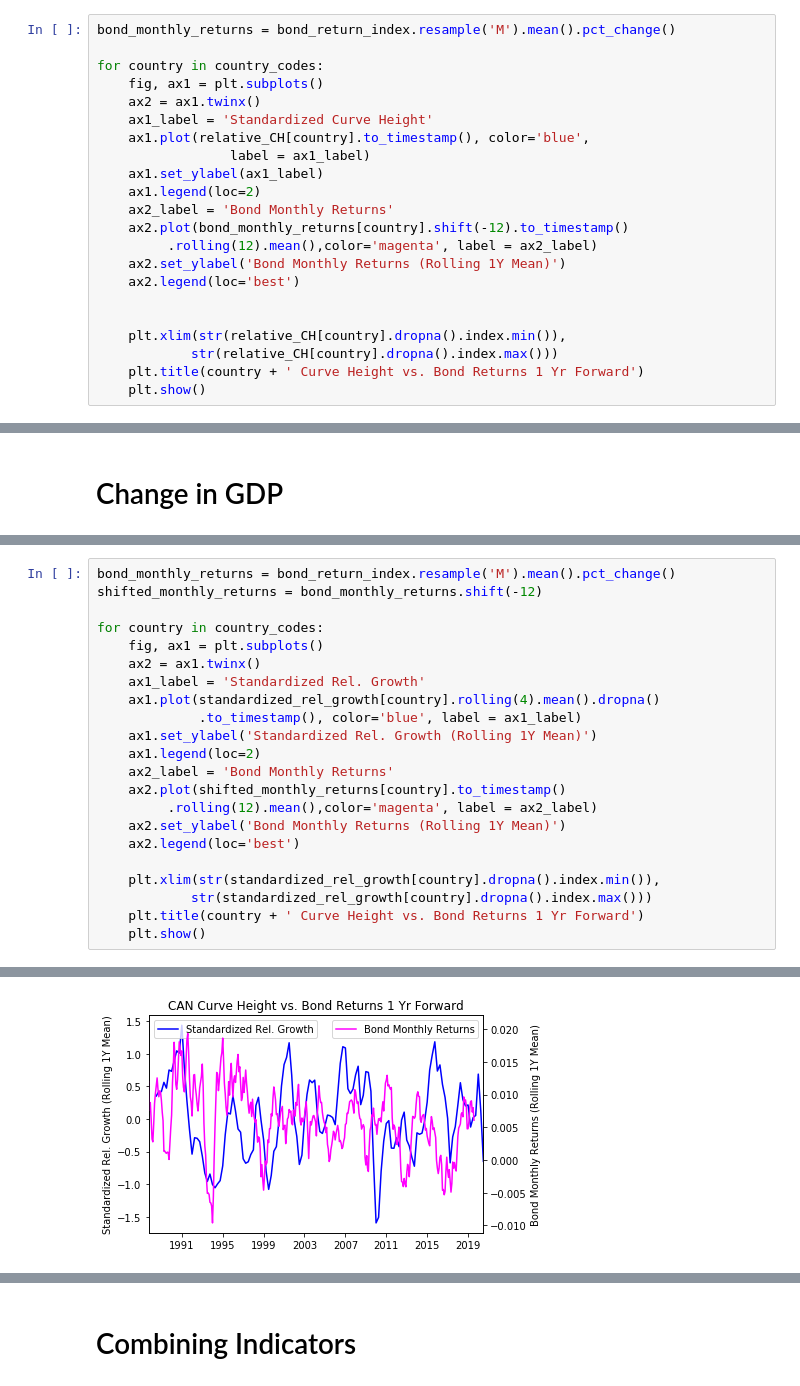
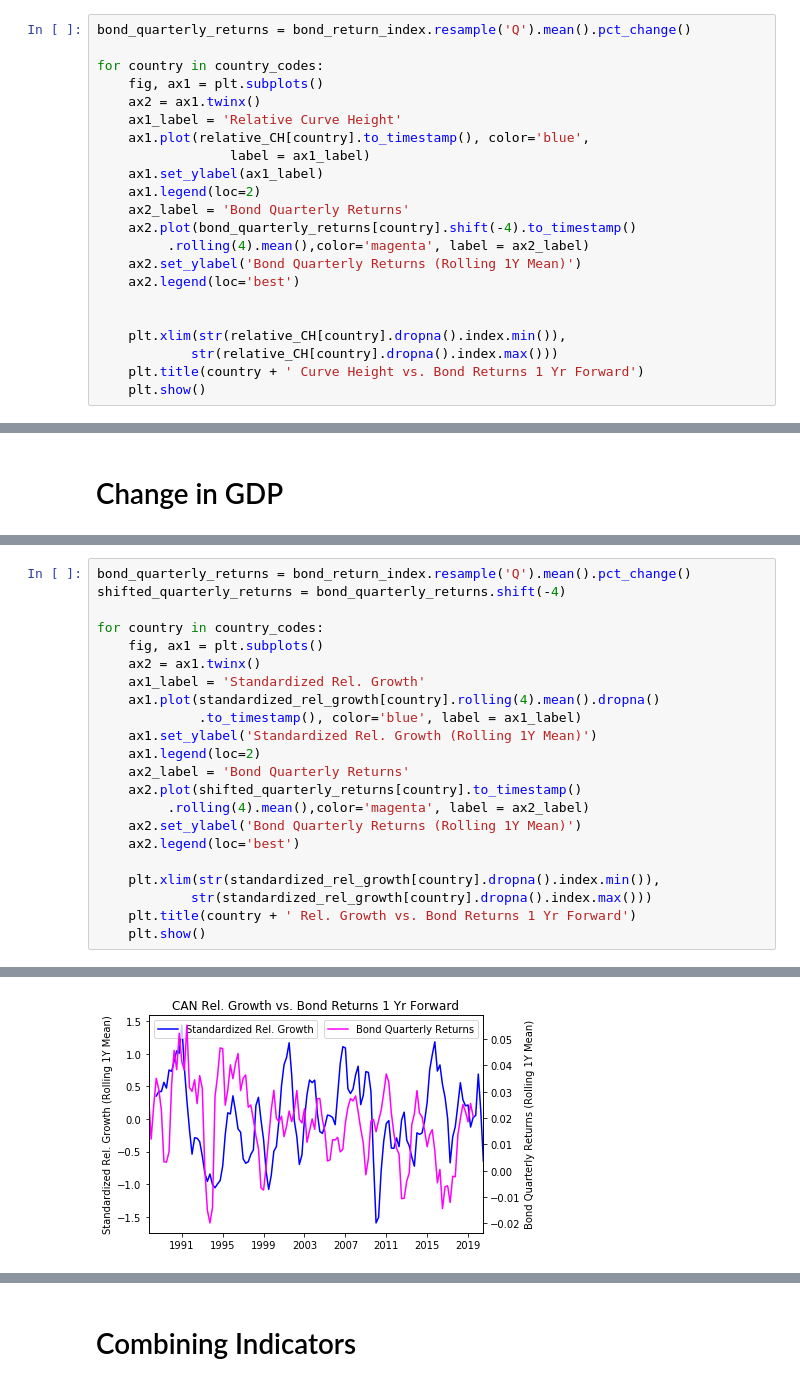
Before and after one commit to Mike-Huntress/Internship2020, a Jupyter notebook: SampleSignal/Project Indicators.ipynb, the cells around one changed output, grey strips where cells are left out. Cells and saved outputs as stored; diff of their text form.

```diff
--- a/SampleSignal/Project Indicators.ipynb
+++ b/SampleSignal/Project Indicators.ipynb
@@ -145,18 +145,18 @@ To compare spot relative curve heights to returns over the coming year, I shifte
 # %%
-bond_monthly_returns = bond_return_index.resample('M').mean().pct_change()
+bond_quarterly_returns = bond_return_index.resample('Q').mean().pct_change()
 
 for country in country_codes:
     fig, ax1 = plt.subplots()
     ax2 = ax1.twinx()
-    ax1_label = 'Standardized Curve Height'
+    ax1_label = 'Relative Curve Height'
     ax1.plot(relative_CH[country].to_timestamp(), color='blue',
                  label = ax1_label)
     ax1.set_ylabel(ax1_label)
     ax1.legend(loc=2)
-    ax2_label = 'Bond Monthly Returns'
-    ax2.plot(bond_monthly_returns[country].shift(-12).to_timestamp()
-         .rolling(12).mean(),color='magenta', label = ax2_label)
-    ax2.set_ylabel('Bond Monthly Returns (Rolling 1Y Mean)')
+    ax2_label = 'Bond Quarterly Returns'
+    ax2.plot(bond_quarterly_returns[country].shift(-4).to_timestamp()
+         .rolling(4).mean(),color='magenta', label = ax2_label)
+    ax2.set_ylabel('Bond Quarterly Returns (Rolling 1Y Mean)')
     ax2.legend(loc='best')
 
 
@@ -291,8 +285,8 @@ standardized_rel_growth.tail()
 | 2020Q2 | -4.274271 | 4.846100 | -3.158132 | 4.875071 | 4.592448 | 4.592257 | -2.762808 | -3.317249 | -3.702290 | 4.944622 |
 | 2020Q3 | -3.304413 | -1.600318 | -2.718520 | -0.856999 | -1.196611 | -1.413745 | -2.468936 | -2.806771 | -3.056482 | -1.557512 |
 # %%
-bond_monthly_returns = bond_return_index.resample('M').mean().pct_change()
-shifted_monthly_returns = bond_monthly_returns.shift(-12)
+bond_quarterly_returns = bond_return_index.resample('Q').mean().pct_change()
+shifted_quarterly_returns = bond_quarterly_returns.shift(-4)
 
 for country in country_codes:
     fig, ax1 = plt.subplots()
@@ -302,14 +296,14 @@ for country in country_codes:
              .to_timestamp(), color='blue', label = ax1_label)
     ax1.set_ylabel('Standardized Rel. Growth (Rolling 1Y Mean)')
     ax1.legend(loc=2)
-    ax2_label = 'Bond Monthly Returns'
-    ax2.plot(shifted_monthly_returns[country].to_timestamp()
-         .rolling(12).mean(),color='magenta', label = ax2_label)
-    ax2.set_ylabel('Bond Monthly Returns (Rolling 1Y Mean)')
+    ax2_label = 'Bond Quarterly Returns'
+    ax2.plot(shifted_quarterly_returns[country].to_timestamp()
+         .rolling(4).mean(),color='magenta', label = ax2_label)
+    ax2.set_ylabel('Bond Quarterly Returns (Rolling 1Y Mean)')
     ax2.legend(loc='best')
 
     plt.xlim(str(standardized_rel_growth[country].dropna().index.min()),
             str(standardized_rel_growth[country].dropna().index.max()))
-    plt.title(country + ' Curve Height vs. Bond Returns 1 Yr Forward')
+    plt.title(country + ' Rel. Growth vs. Bond Returns 1 Yr Forward')
     plt.show()
 # %% [output]
@@ -318 +312 @@ for country in country_codes:
-[figure, old version]
+[figure, new version]
```
Also changed, not shown: parts of 46 cells of this notebook.
